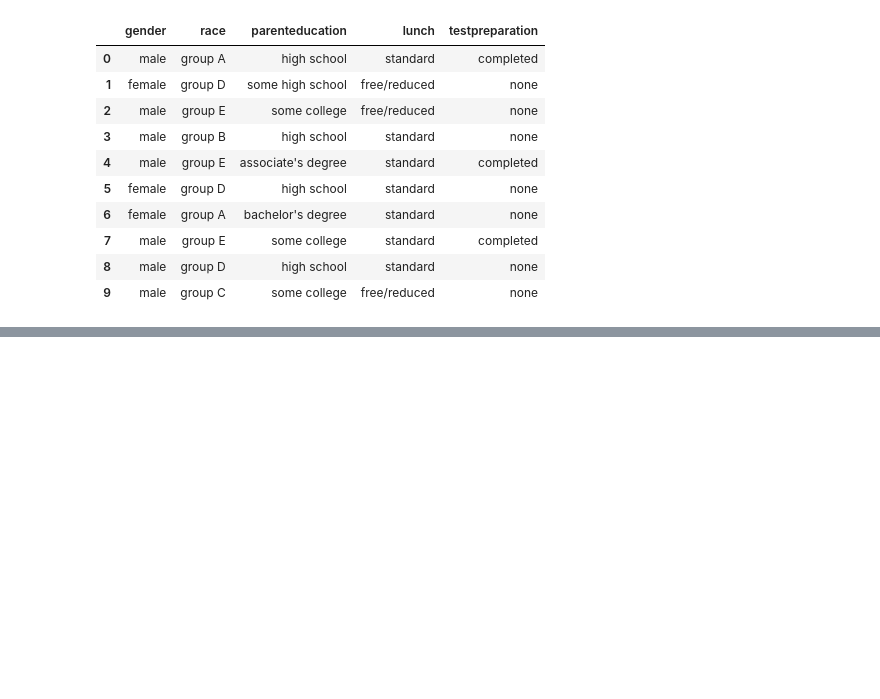
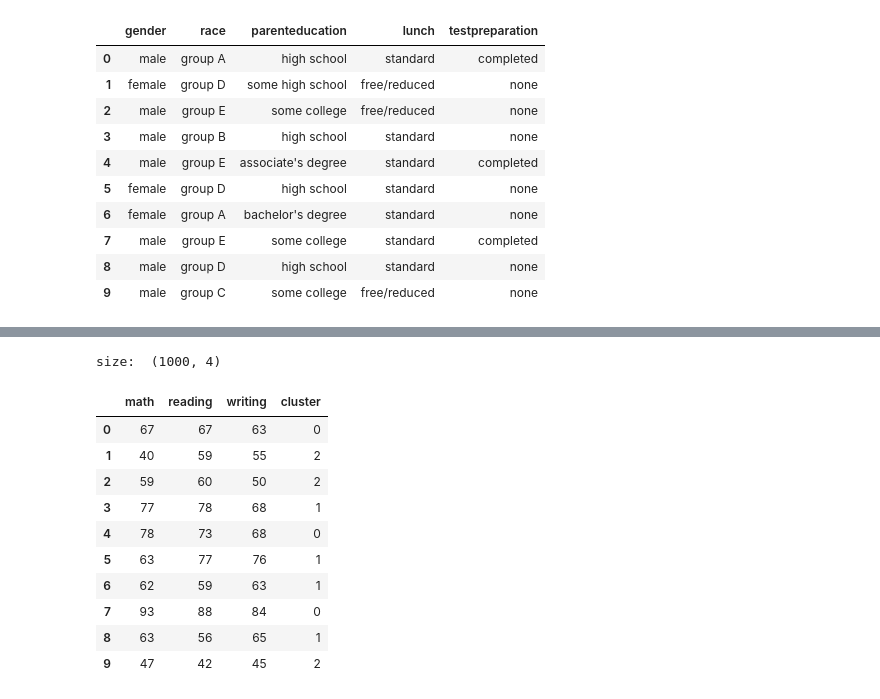
Before and after one commit to AbielB/Flask_ClusteringForStudents, a Jupyter notebook: MakeModel.ipynb, the cells around one changed output, grey strips where cells are left out. Cells and saved outputs as stored; diff of their text form; code cells hidden in the pictures; blank space fills up the shorter version.

```diff
--- a/MakeModel.ipynb
+++ b/MakeModel.ipynb
@@ -127,0 +126,23 @@ data.to_csv('hasil_cluster.csv',index=False)
+# %%
+data2['cluster'] = aggclustering.labels_
+data2 = data2.drop(['gender','race/ethnicity','parental level of education','lunch','test preparation course'], axis=1)
+data2.rename(columns = {'math score':'math'}, inplace = True)
+data2.rename(columns = {'reading score':'reading'}, inplace = True)
+data2.rename(columns = {'writing score':'writing'}, inplace = True)
+data2 = data2
+
+print("size: ",data2.shape)
+data2.head(10)
+# %% [output]
+size:  (1000, 4)
+|  | math | reading | writing | cluster |
+| 0 | 67 | 67 | 63 | 0 |
+| 1 | 40 | 59 | 55 | 2 |
+| 2 | 59 | 60 | 50 | 2 |
+| 3 | 77 | 78 | 68 | 1 |
+| 4 | 78 | 73 | 68 | 0 |
+| 5 | 63 | 77 | 76 | 1 |
+| 6 | 62 | 59 | 63 | 1 |
+| 7 | 93 | 88 | 84 | 0 |
+| 8 | 63 | 56 | 65 | 1 |
+| 9 | 47 | 42 | 45 | 2 |
```
Also changed, not shown: parts of 11 cells of this notebook, 8 other files.
